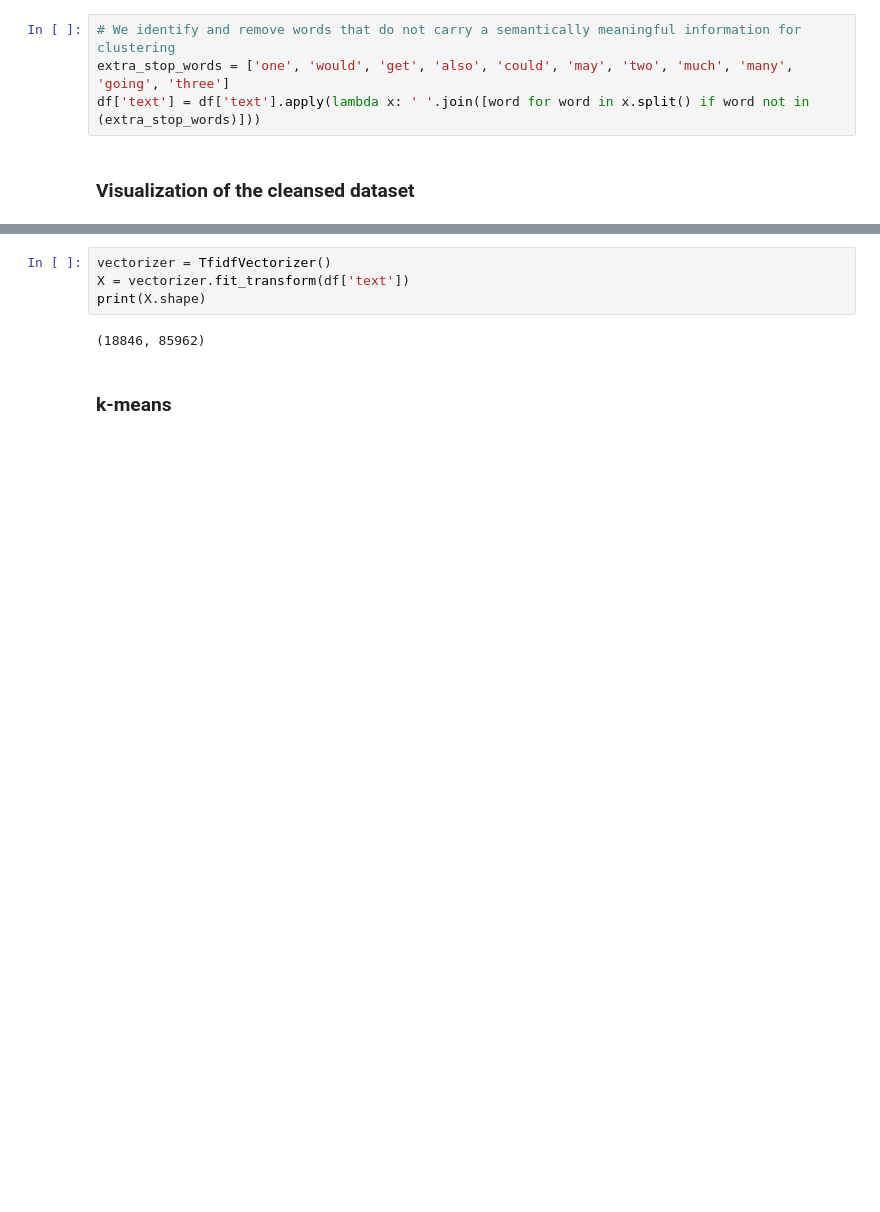
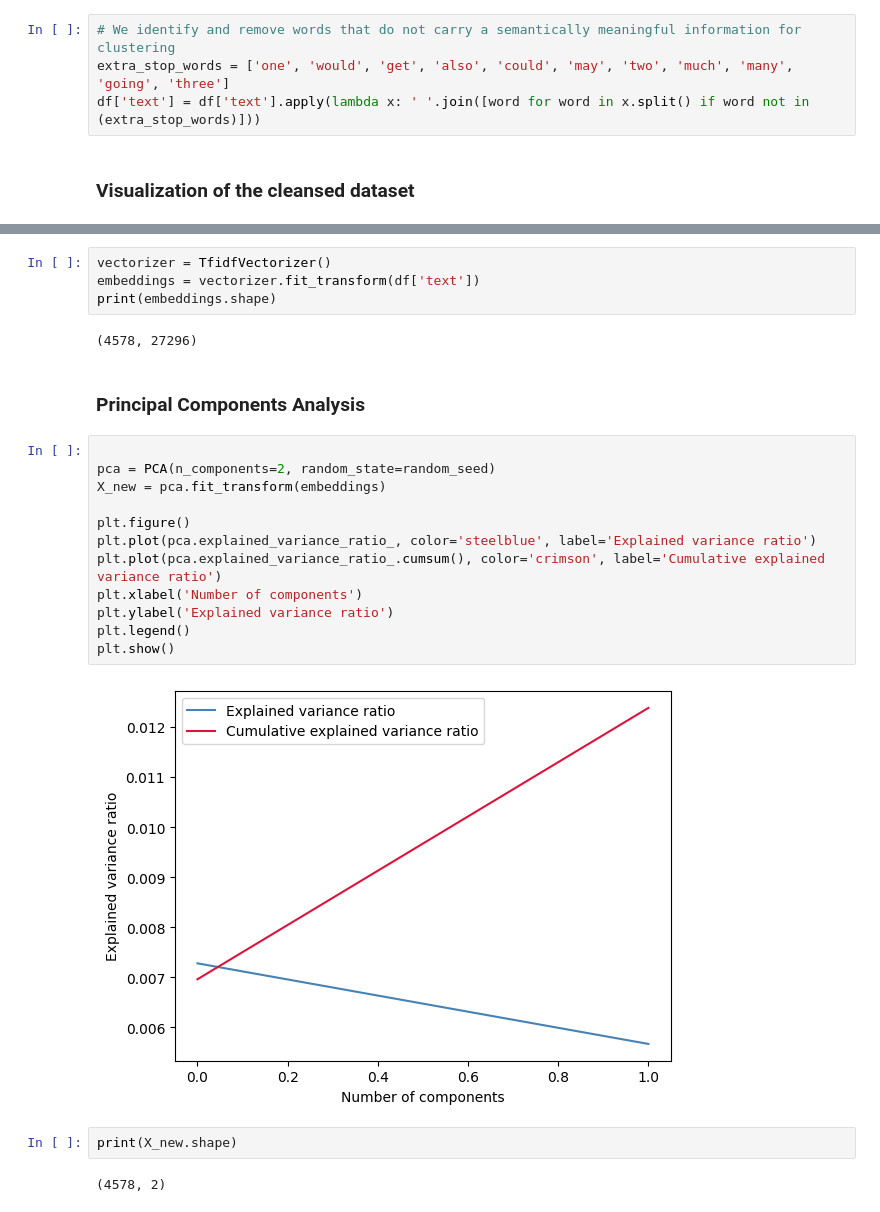
Before and after one commit to GuillaumeZahnd/20newsgroups-clustering, a Jupyter notebook: 20newsgroups-clustering.ipynb, the cells around one changed output, grey strips where cells are left out. Saved outputs shown, nothing was run; the diff lists cells and outputs as text; blank space fills up the shorter version.

```diff
--- a/20newsgroups-clustering.ipynb
+++ b/20newsgroups-clustering.ipynb
@@ -234,8 +230,26 @@ plt.show()
 # %%
 vectorizer = TfidfVectorizer()
-X = vectorizer.fit_transform(df['text'])
-print(X.shape)
+embeddings = vectorizer.fit_transform(df['text'])
+print(embeddings.shape)
 # %% [output]
-(18846, 85962)
+(4578, 27296)
 # %% [markdown]
-### k-means
+### Principal Components Analysis
+# %%
+
+pca = PCA(n_components=2, random_state=random_seed)
+X_new = pca.fit_transform(embeddings)
+
+plt.figure()
+plt.plot(pca.explained_variance_ratio_, color='steelblue', label='Explained variance ratio')
+plt.plot(pca.explained_variance_ratio_.cumsum(), color='crimson', label='Cumulative explained variance ratio')
+plt.xlabel('Number of components')
+plt.ylabel('Explained variance ratio')
+plt.legend()
+plt.show()
+# %% [output]
+[figure, added]
+# %%
+print(X_new.shape)
+# %% [output]
+(4578, 2)
```
Also changed, not shown: parts of 14 cells of this notebook.
